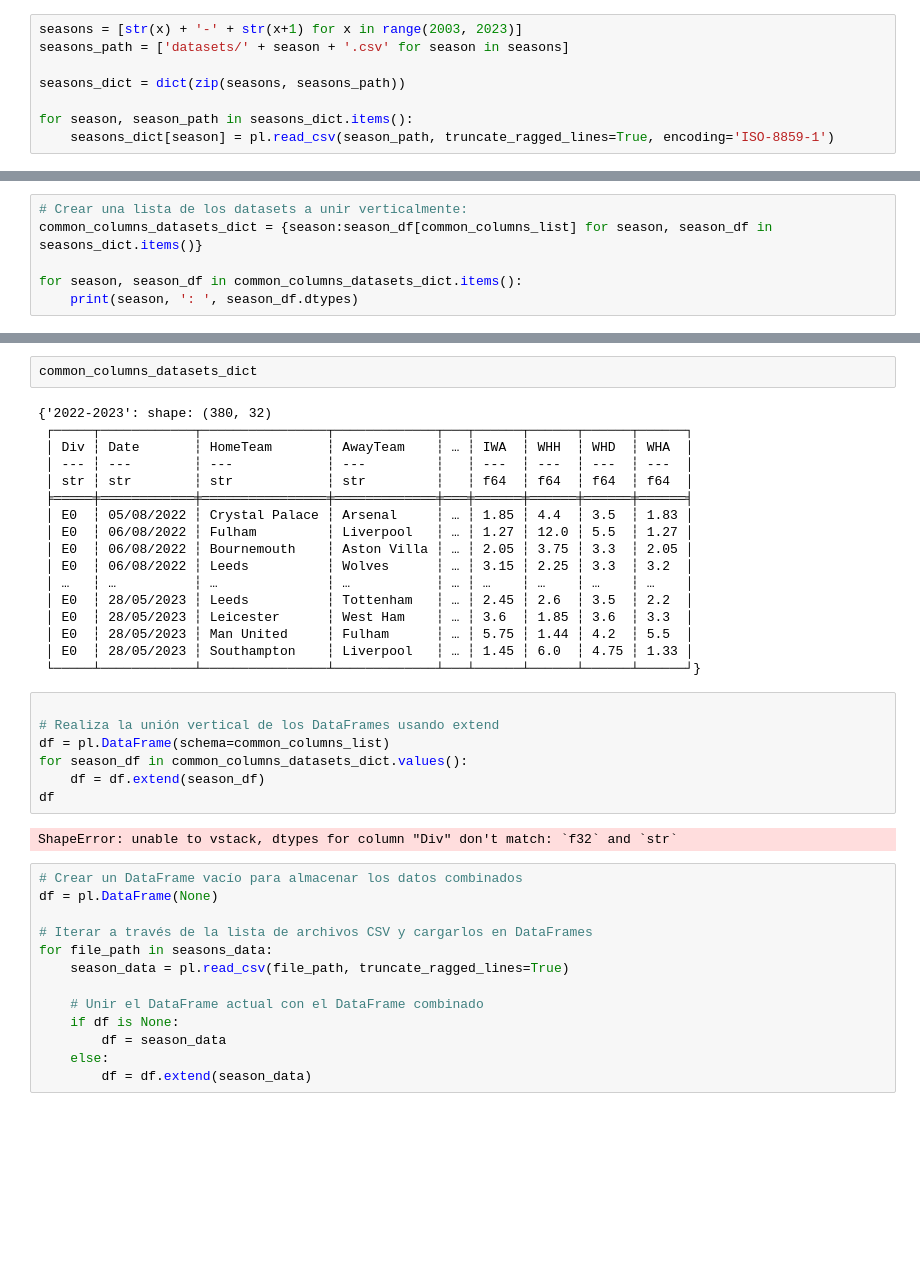
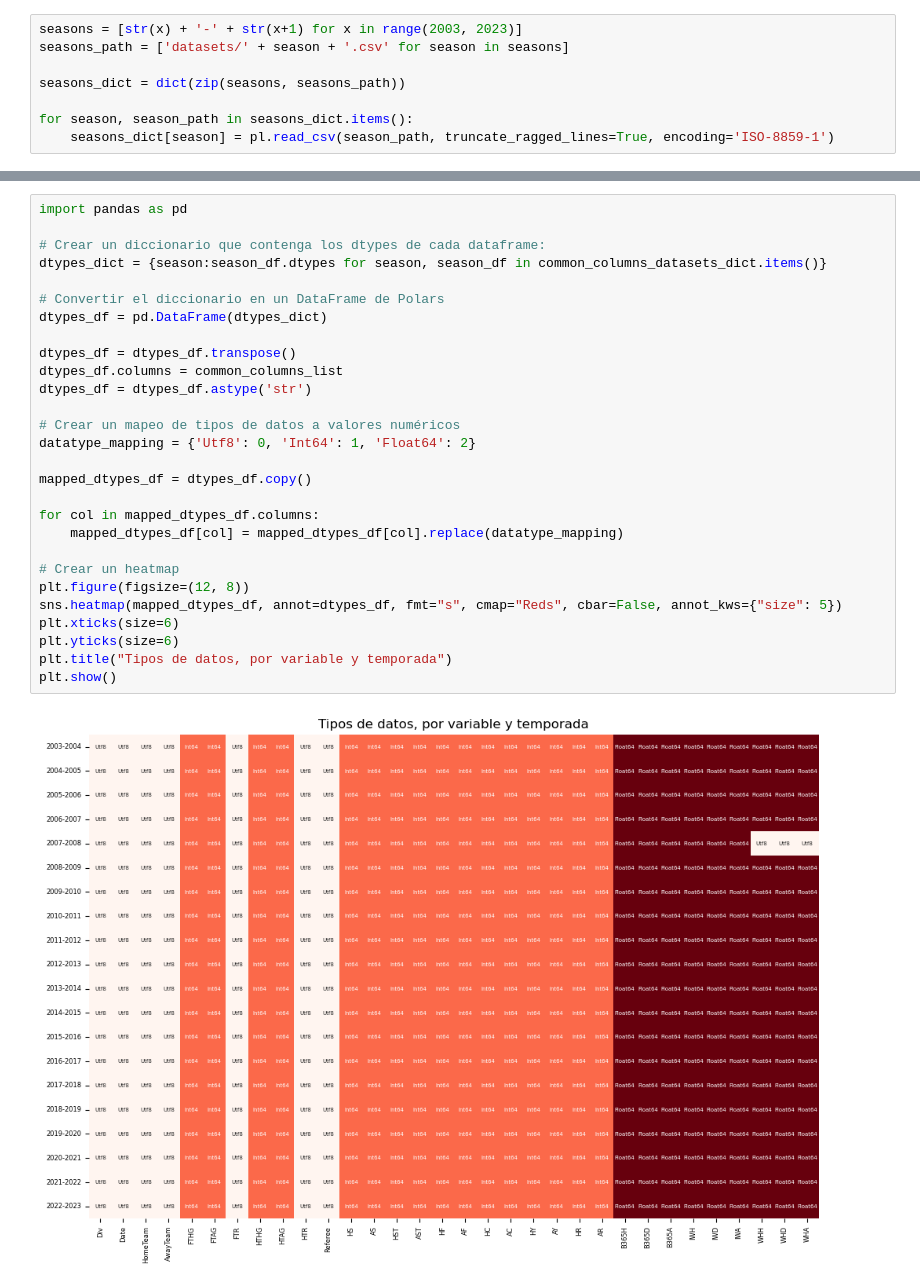
Before and after one commit to IFTrejoM/Premier-League-data-analysis, a Jupyter notebook: premier_league.ipynb, the cells around one changed output, grey strips where cells are left out. Cells and saved outputs as stored; diff of their text form; blank space fills up the shorter version.

```diff
--- a/premier_league.ipynb
+++ b/premier_league.ipynb
@@ -53,6 +33,0 @@ for list in datasets_columns_list:
-# %%
-# Crear una lista de los datasets a unir verticalmente:
-common_columns_datasets_dict = {season:season_df[common_columns_list] for season, season_df in seasons_dict.items()}
-
-for season, season_df in common_columns_datasets_dict.items():
-    print(season, ': ', season_df.dtypes)
@@ -100,41 +34,30 @@ seasons_dict
-# %%
-common_columns_datasets_dict
-# %% [output]
-{'2022-2023': shape: (380, 32)
- ┌─────┬────────────┬────────────────┬─────────────┬───┬──────┬──────┬──────┬──────┐
- │ Div ┆ Date       ┆ HomeTeam       ┆ AwayTeam    ┆ … ┆ IWA  ┆ WHH  ┆ WHD  ┆ WHA  │
- │ --- ┆ ---        ┆ ---            ┆ ---         ┆   ┆ ---  ┆ ---  ┆ ---  ┆ ---  │
- │ str ┆ str        ┆ str            ┆ str         ┆   ┆ f64  ┆ f64  ┆ f64  ┆ f64  │
- ╞═════╪════════════╪════════════════╪═════════════╪═══╪══════╪══════╪══════╪══════╡
- │ E0  ┆ 05/08/2022 ┆ Crystal Palace ┆ Arsenal     ┆ … ┆ 1.85 ┆ 4.4  ┆ 3.5  ┆ 1.83 │
- │ E0  ┆ 06/08/2022 ┆ Fulham         ┆ Liverpool   ┆ … ┆ 1.27 ┆ 12.0 ┆ 5.5  ┆ 1.27 │
- │ E0  ┆ 06/08/2022 ┆ Bournemouth    ┆ Aston Villa ┆ … ┆ 2.05 ┆ 3.75 ┆ 3.3  ┆ 2.05 │
- │ E0  ┆ 06/08/2022 ┆ Leeds          ┆ Wolves      ┆ … ┆ 3.15 ┆ 2.25 ┆ 3.3  ┆ 3.2  │
- │ …   ┆ …          ┆ …              ┆ …           ┆ … ┆ …    ┆ …    ┆ …    ┆ …    │
- │ E0  ┆ 28/05/2023 ┆ Leeds          ┆ Tottenham   ┆ … ┆ 2.45 ┆ 2.6  ┆ 3.5  ┆ 2.2  │
- │ E0  ┆ 28/05/2023 ┆ Leicester      ┆ West Ham    ┆ … ┆ 3.6  ┆ 1.85 ┆ 3.6  ┆ 3.3  │
- │ E0  ┆ 28/05/2023 ┆ Man United     ┆ Fulham      ┆ … ┆ 5.75 ┆ 1.44 ┆ 4.2  ┆ 5.5  │
- │ E0  ┆ 28/05/2023 ┆ Southampton    ┆ Liverpool   ┆ … ┆ 1.45 ┆ 6.0  ┆ 4.75 ┆ 1.33 │
- └─────┴────────────┴────────────────┴─────────────┴───┴──────┴──────┴──────┴──────┘}
-# %%
-
-# Realiza la unión vertical de los DataFrames usando extend
-df = pl.DataFrame(schema=common_columns_list)
-for season_df in common_columns_datasets_dict.values():
-    df = df.extend(season_df)
-df
-# %% [output]
-ShapeError: unable to vstack, dtypes for column "Div" don't match: `f32` and `str`
-# %%
-# Crear un DataFrame vacío para almacenar los datos combinados
-df = pl.DataFrame(None)
-
-# Iterar a través de la lista de archivos CSV y cargarlos en DataFrames
-for file_path in seasons_data:
-    season_data = pl.read_csv(file_path, truncate_ragged_lines=True)
-
-    # Unir el DataFrame actual con el DataFrame combinado
-    if df is None:
-        df = season_data
-    else:
-        df = df.extend(season_data)
+# %%
+import pandas as pd
+
+# Crear un diccionario que contenga los dtypes de cada dataframe:
+dtypes_dict = {season:season_df.dtypes for season, season_df in common_columns_datasets_dict.items()}
+
+# Convertir el diccionario en un DataFrame de Polars
+dtypes_df = pd.DataFrame(dtypes_dict)
+
+dtypes_df = dtypes_df.transpose()
+dtypes_df.columns = common_columns_list
+dtypes_df = dtypes_df.astype('str')
+
+# Crear un mapeo de tipos de datos a valores numéricos
+datatype_mapping = {'Utf8': 0, 'Int64': 1, 'Float64': 2}
+
+mapped_dtypes_df = dtypes_df.copy()
+
+for col in mapped_dtypes_df.columns:
+    mapped_dtypes_df[col] = mapped_dtypes_df[col].replace(datatype_mapping)
+
+# Crear un heatmap
+plt.figure(figsize=(12, 8))
+sns.heatmap(mapped_dtypes_df, annot=dtypes_df, fmt="s", cmap="Reds", cbar=False, annot_kws={"size": 5})
+plt.xticks(size=6)
+plt.yticks(size=6)
+plt.title("Tipos de datos, por variable y temporada")
+plt.show()
+# %% [output]
+[figure, added]
```
Also changed, not shown: parts of 8 cells of this notebook.
